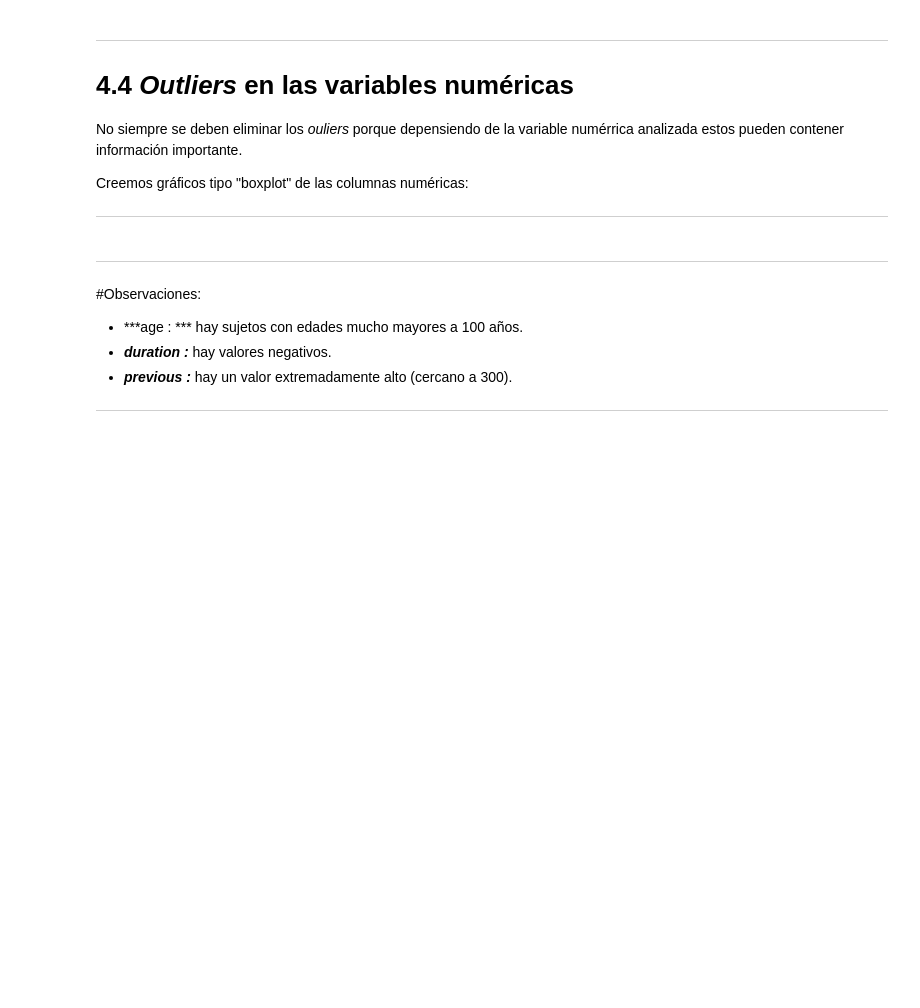
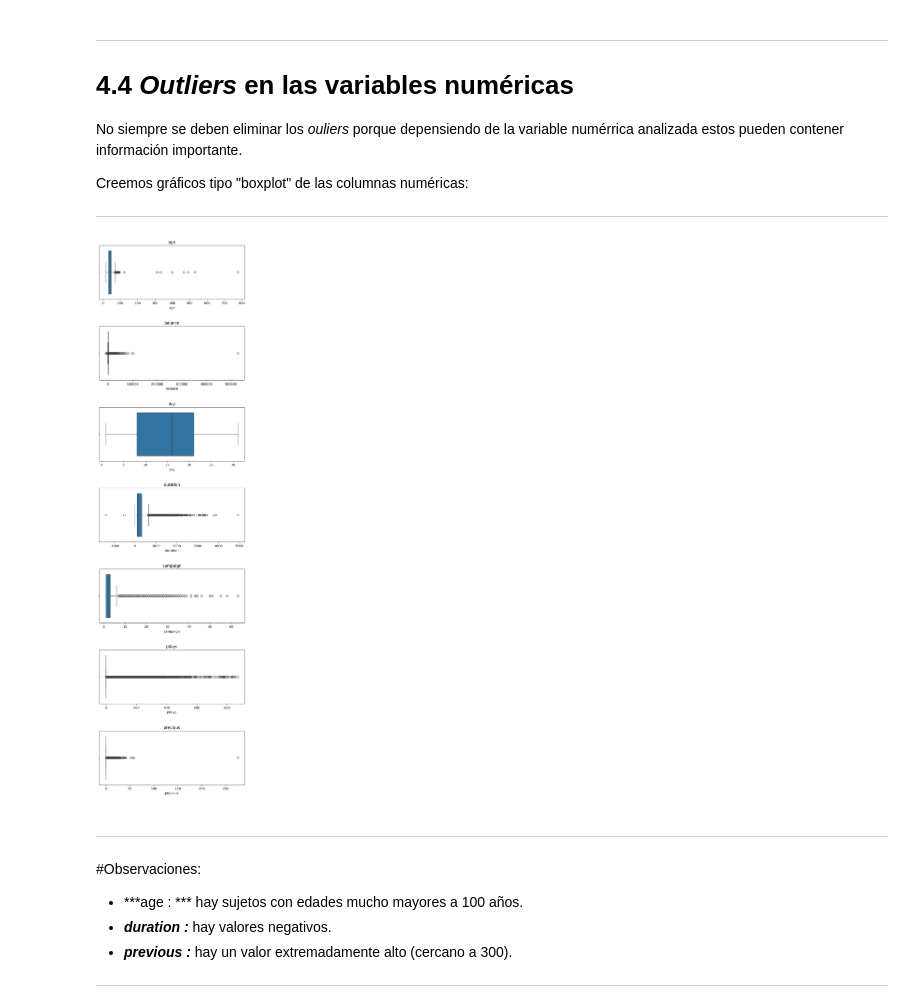
Before and after one commit to P-MATM/TalentoTech, a Jupyter notebook: 2_Limpieza_de_datos.ipynb, the cells around one changed output. Cells and saved outputs as stored; diff of their text form; code cells hidden in the pictures; blank space fills up the shorter version.

```diff
--- a/2_Limpieza_de_datos.ipynb
+++ b/2_Limpieza_de_datos.ipynb
@@ -255,14 +298,16 @@ ____________________________________________
 # %%
 # Generar gráficas individuales para las variables numéricas
 # están en rangos diferentes
-cols_num = ['age','balance','day','durantion','campaign','pdays','prevous']
+cols_num = ['age','balance','day','duration','campaign','pdays','previous']
 
 fig,ax = plt.subplots(nrows=7, ncols=1, figsize=(8,30))
 fig.subplots_adjust(hspace=0.5)
 
 for i,col in enumerate(cols_num):
   sns.boxplot(x=col,data=data,ax=ax[i])
   ax[i].set_title(col)
+# %% [output]
+[figure, added]
 # %% [markdown]
 _________________________________________
 #Observaciones:
```
Also changed, not shown: parts of 20 cells of this notebook.
